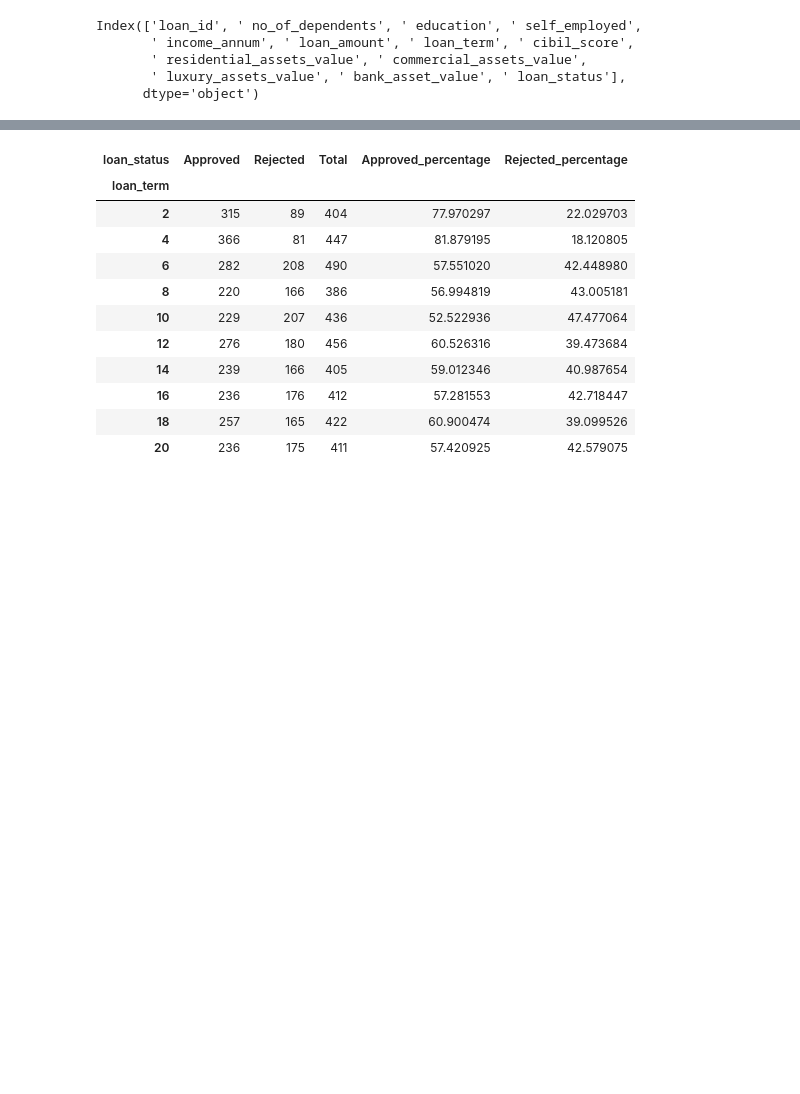
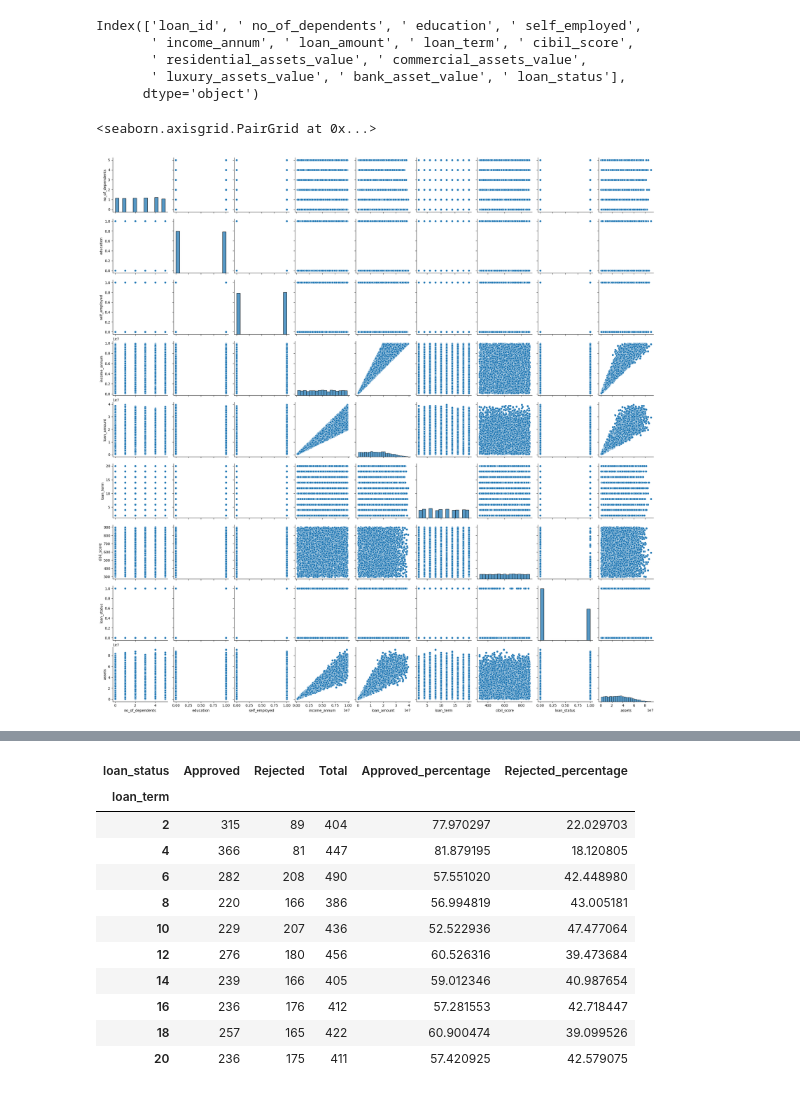
Before and after one commit to shivambaluni93/Loan-Predictor-App, a Jupyter notebook: loan_approval2.ipynb, the cells around one changed output, grey strips where cells are left out. Saved outputs shown, nothing was run; the diff lists cells and outputs as text; code cells hidden in the pictures; blank space fills up the shorter version.

```diff
--- a/loan_approval2.ipynb
+++ b/loan_approval2.ipynb
@@ -94,6 +94,11 @@ df.columns = df.columns.str.replace(' ','')
 # Analyzing complete dataset
 
 df = df.drop(['loan_id'], axis =1)
+# %%
+sns.pairplot(df)
+# %% [output]
+<seaborn.axisgrid.PairGrid at 0x...>
+[figure, added]
 # %%
 # Distribution of loan status and loan amount
 
```
Also changed, not shown: parts of 8 cells of this notebook.
